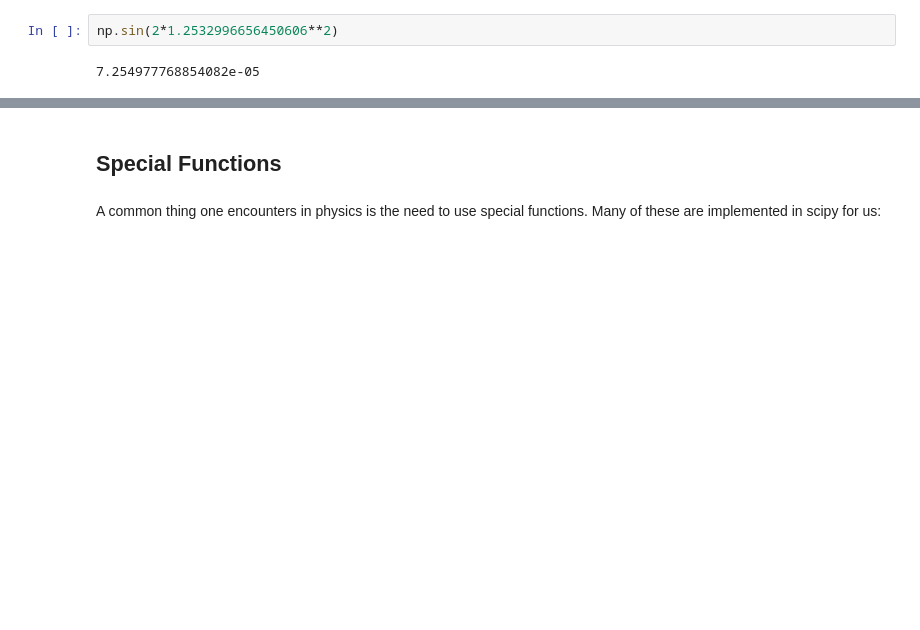
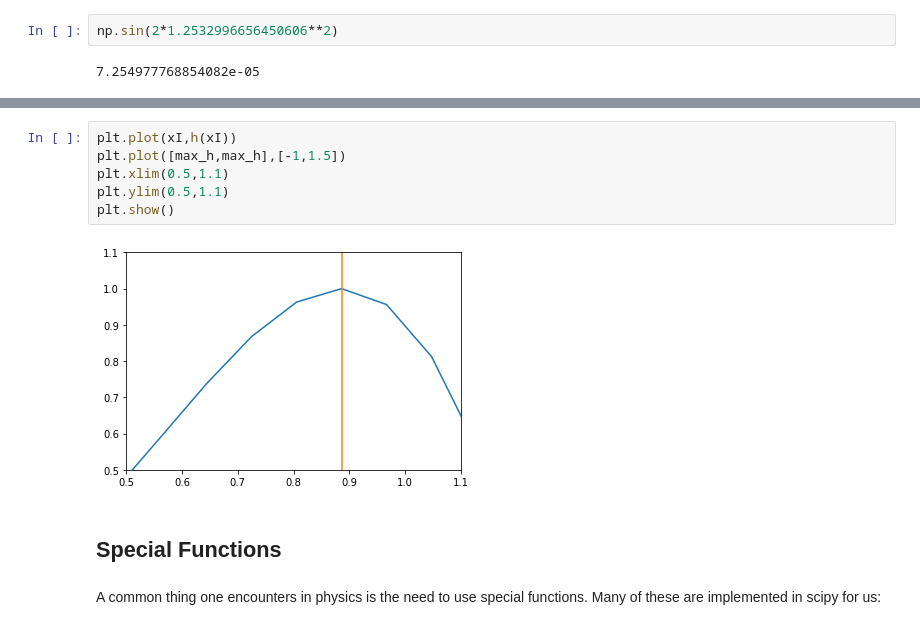
Before and after one commit to drgreen/COGS18_22, a Jupyter notebook: Topic4a Scipy.ipynb, the cells around one changed output, grey strips where cells are left out. Cells and saved outputs as stored; diff of their text form; blank space fills up the shorter version.

```diff
--- a/Topic4a Scipy.ipynb
+++ b/Topic4a Scipy.ipynb
@@ -358,3 +409,11 @@ np.sin(2*1.2532996656450606**2)
+# %%
+plt.plot(xI,h(xI))
+plt.plot([max_h,max_h],[-1,1.5])
+plt.xlim(0.5,1.1)
+plt.ylim(0.5,1.1)
+plt.show()
+# %% [output]
+[figure, added]
 # %% [markdown]
 ## Special Functions
 # %% [markdown]
```
Also changed, not shown: parts of 19 cells of this notebook, 1 other file.
